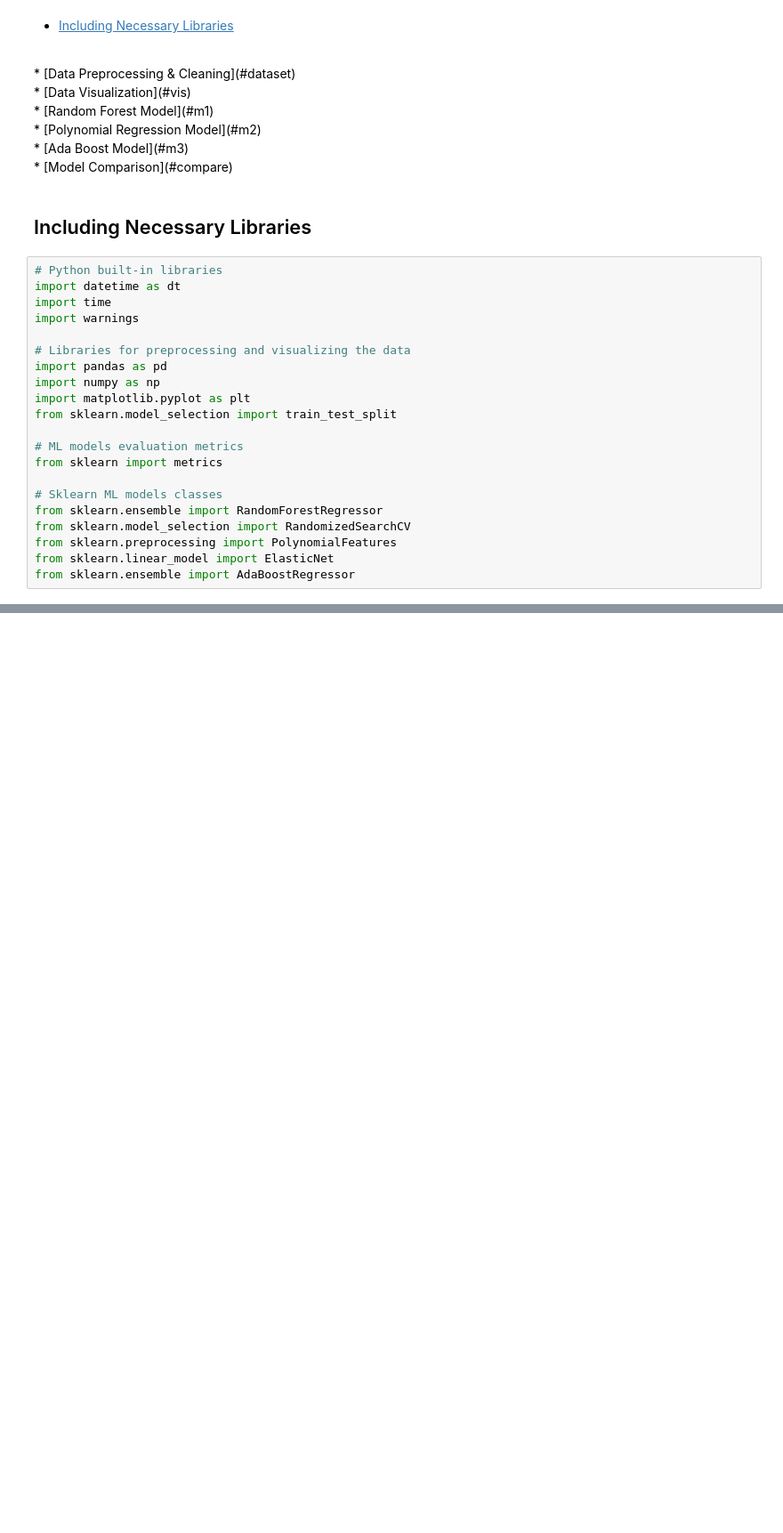
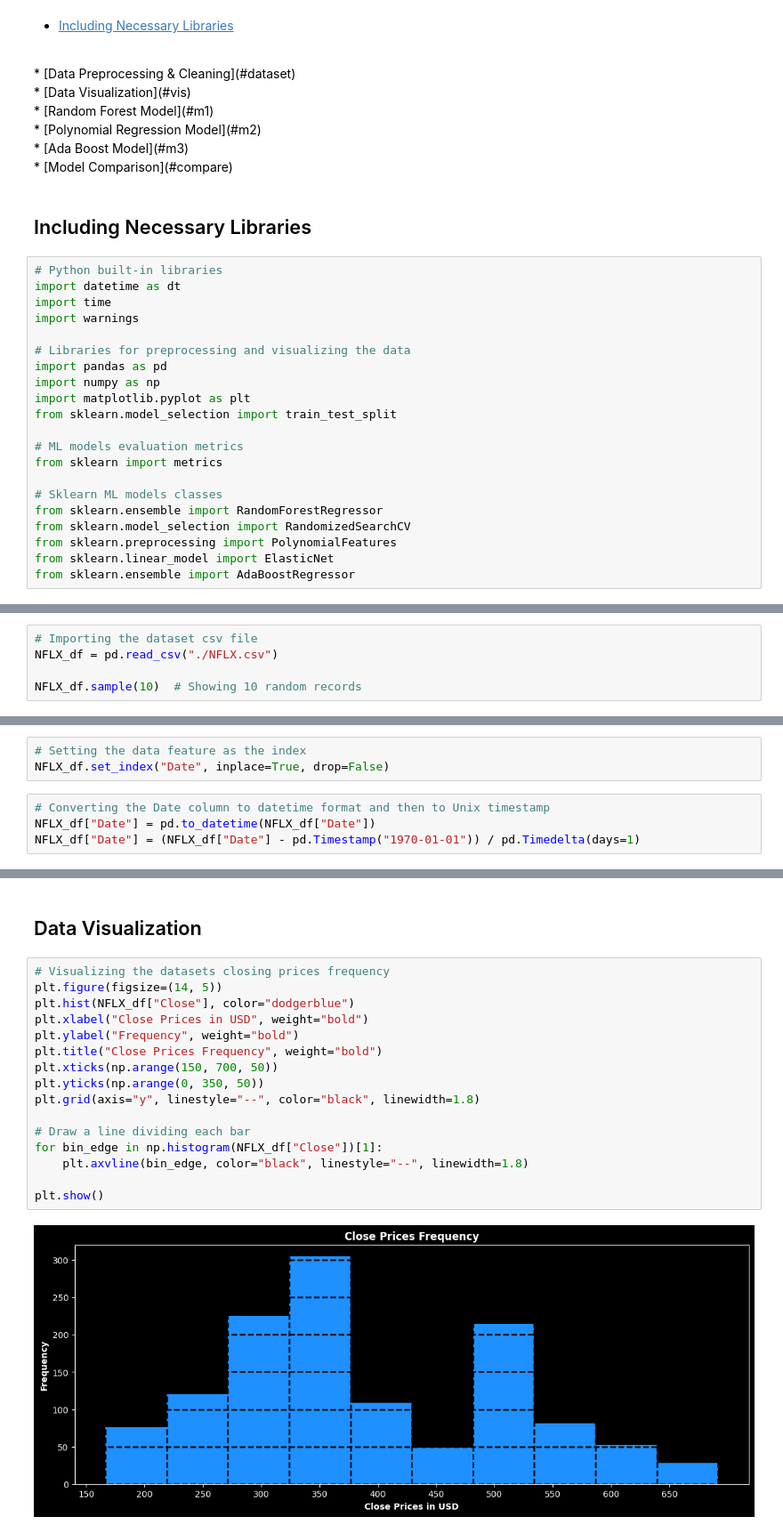
Before and after one commit to Momad-Y/NFLX-Stock-Price-Prediction, a Jupyter notebook: Netflix Stock Price Prediction.ipynb, the cells around one changed output, grey strips where cells are left out. Shown: that part at 89% size. Cells and saved outputs as stored; diff of their text form; blank space fills up the shorter version.

Commit message:
Add data preprocessing and cleaning

```diff
--- a/Netflix Stock Price Prediction.ipynb
+++ b/Netflix Stock Price Prediction.ipynb
@@ -43,0 +55,5 @@ from sklearn.ensemble import AdaBoostRegressor
+# %%
+# Importing the dataset csv file
+NFLX_df = pd.read_csv("./NFLX.csv")
+
+NFLX_df.sample(10)  # Showing 10 random records
@@ -43,0 +107,7 @@ from sklearn.ensemble import AdaBoostRegressor
+# %%
+# Setting the data feature as the index
+NFLX_df.set_index("Date", inplace=True, drop=False)
+# %%
+# Converting the Date column to datetime format and then to Unix timestamp
+NFLX_df["Date"] = pd.to_datetime(NFLX_df["Date"])
+NFLX_df["Date"] = (NFLX_df["Date"] - pd.Timestamp("1970-01-01")) / pd.Timedelta(days=1)
@@ -43,0 +196,20 @@ from sklearn.ensemble import AdaBoostRegressor
+# %% [markdown]
+## Data Visualization <a id='vis'></a>
+# %%
+# Visualizing the datasets closing prices frequency
+plt.figure(figsize=(14, 5))
+plt.hist(NFLX_df["Close"], color="dodgerblue")
+plt.xlabel("Close Prices in USD", weight="bold")
+plt.ylabel("Frequency", weight="bold")
+plt.title("Close Prices Frequency", weight="bold")
+plt.xticks(np.arange(150, 700, 50))
+plt.yticks(np.arange(0, 350, 50))
+plt.grid(axis="y", linestyle="--", color="black", linewidth=1.8)
+
+# Draw a line dividing each bar
+for bin_edge in np.histogram(NFLX_df["Close"])[1]:
+    plt.axvline(bin_edge, color="black", linestyle="--", linewidth=1.8)
+
+plt.show()
+# %% [output]
+[figure, added]
```
Also changed, not shown: parts of 18 cells of this notebook.
